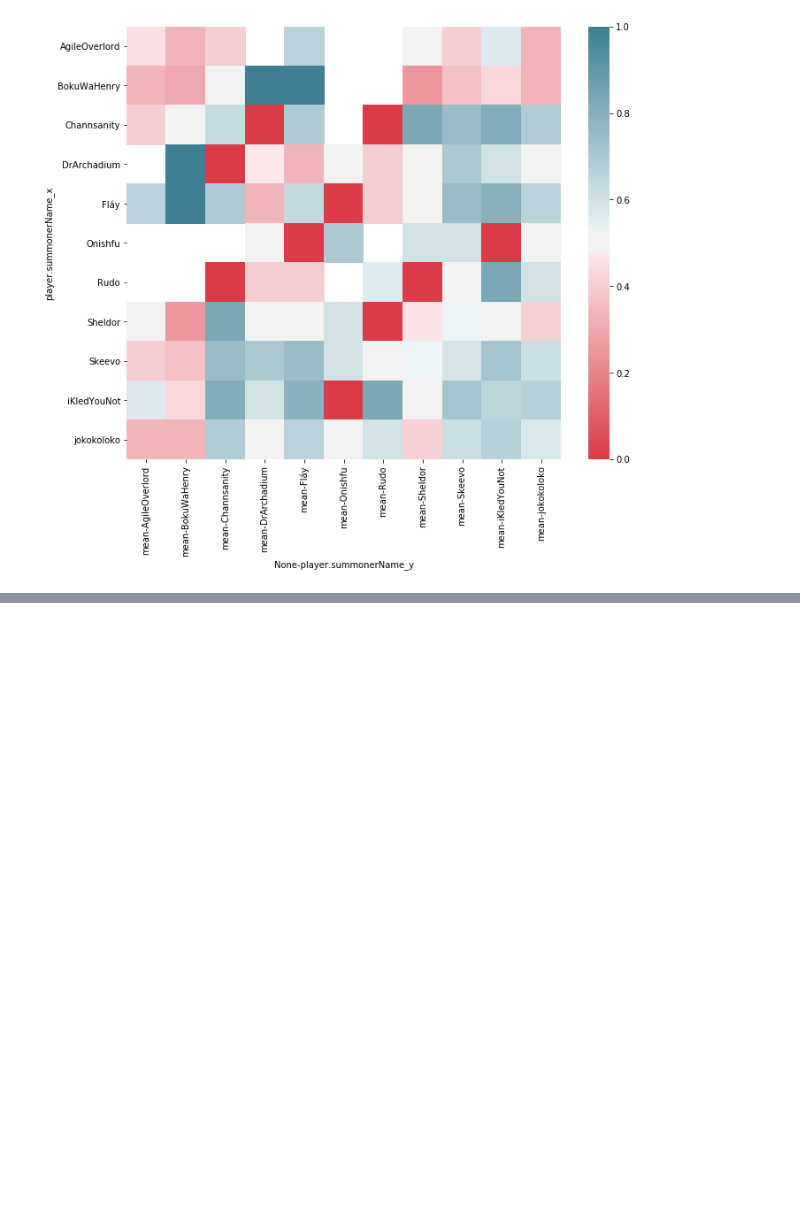
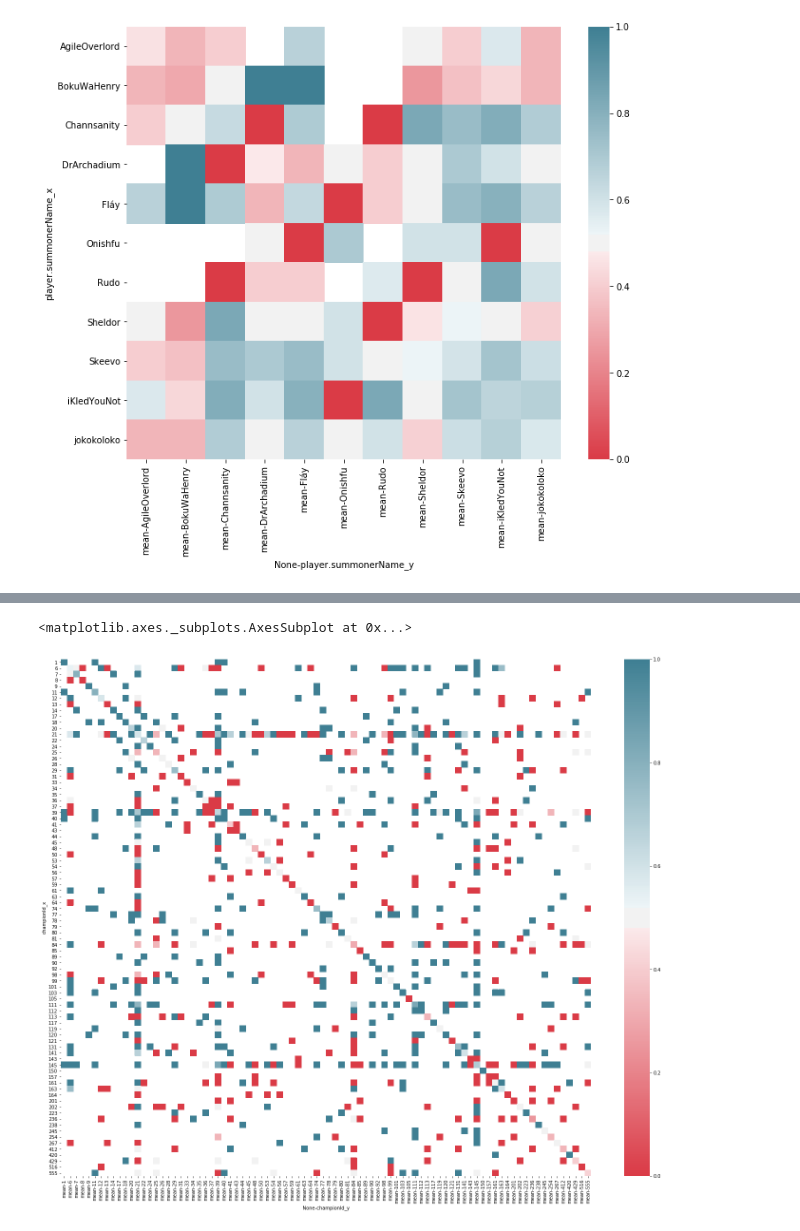
Before and after one commit to itozapata/league-notebooks, a Jupyter notebook: Win Rate Heatmap.ipynb, the cells around one changed output, grey strips where cells are left out. Cells and saved outputs as stored; diff of their text form; code cells hidden in the pictures; blank space fills up the shorter version.

```diff
--- a/Win Rate Heatmap.ipynb
+++ b/Win Rate Heatmap.ipynb
@@ -194,0 +246,10 @@ sns.heatmap(win_rate_pivot_table, cmap=cmap)
+# %%
+f, ax = plt.subplots(figsize=(25, 20))
+dfp = pd.merge(df, df, on='gameId')[['gameId', 'championId_x', 'championId_y', 'win_x']]
+# dfp['player.summonerName_x'] = dfp['player.summonerId_x'].apply(nameFromSummonerId)
+# dfp['player.summonerName_y'] = dfp['player.summonerId_y'].apply(nameFromSummonerId)
+win_rate_pivot_table = pd.pivot_table(dfp, values='win_x', index=['championId_x'], columns=['championId_y'], aggfunc=[np.mean])
+sns.heatmap(win_rate_pivot_table, cmap=cmap)
+# %% [output]
+<matplotlib.axes._subplots.AxesSubplot at 0x...>
+[figure, added]
```
Also changed, not shown: parts of 10 cells of this notebook, 1 other file.
